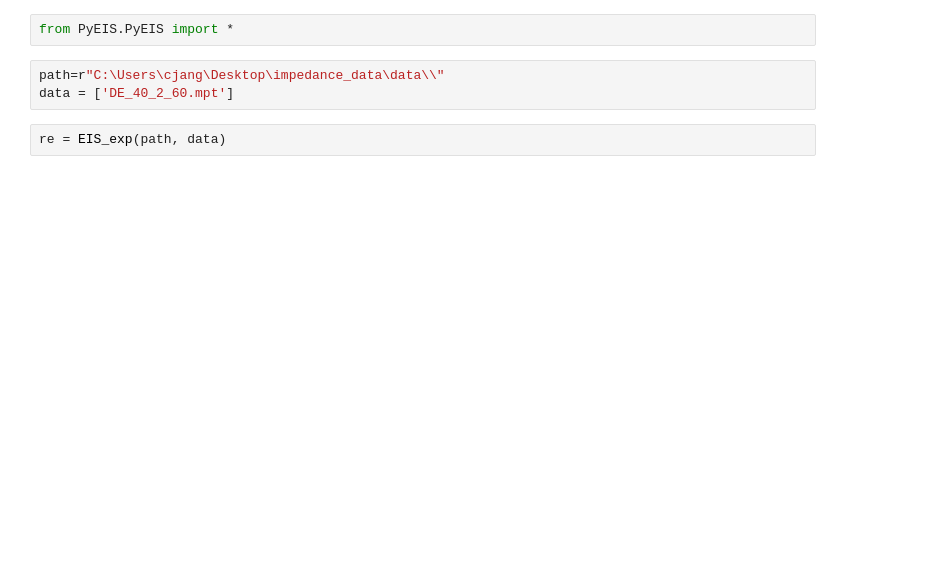
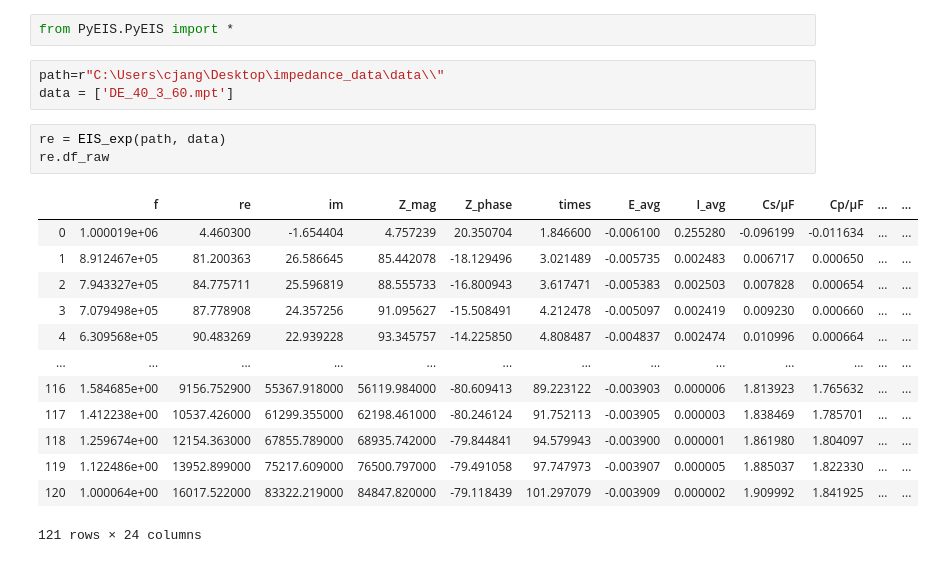
Before and after one commit to WildcatDiscovery/Kyler_Speed_Circuit, a Jupyter notebook: python_notebooks/linear_kk.ipynb, the cells around one changed output. Saved outputs shown, nothing was run; the diff lists cells and outputs as text; blank space fills up the shorter version.

```diff
--- a/python_notebooks/linear_kk.ipynb
+++ b/python_notebooks/linear_kk.ipynb
@@ -2,9 +2,24 @@
 from PyEIS.PyEIS import *
 # %%
 path=r"C:\Users\cjang\Desktop\impedance_data\data\\"
-data = ['DE_40_2_60.mpt']
+data = ['DE_40_3_60.mpt']
 # %%
 re = EIS_exp(path, data)
+re.df_raw
+# %% [output]
+|  | f | re | im | Z_mag | Z_phase | times | E_avg | I_avg | Cs/µF | Cp/µF | ... | ... |
+| 0 | 1.000019e+06 | 4.460300 | -1.654404 | 4.757239 | 20.350704 | 1.846600 | -0.006100 | 0.255280 | -0.096199 | -0.011634 | ... | ... |
+| 1 | 8.912467e+05 | 81.200363 | 26.586645 | 85.442078 | -18.129496 | 3.021489 | -0.005735 | 0.002483 | 0.006717 | 0.000650 | ... | ... |
+| 2 | 7.943327e+05 | 84.775711 | 25.596819 | 88.555733 | -16.800943 | 3.617471 | -0.005383 | 0.002503 | 0.007828 | 0.000654 | ... | ... |
+| 3 | 7.079498e+05 | 87.778908 | 24.357256 | 91.095627 | -15.508491 | 4.212478 | -0.005097 | 0.002419 | 0.009230 | 0.000660 | ... | ... |
+| 4 | 6.309568e+05 | 90.483269 | 22.939228 | 93.345757 | -14.225850 | 4.808487 | -0.004837 | 0.002474 | 0.010996 | 0.000664 | ... | ... |
+| ... | ... | ... | ... | ... | ... | ... | ... | ... | ... | ... | ... | ... |
+| 116 | 1.584685e+00 | 9156.752900 | 55367.918000 | 56119.984000 | -80.609413 | 89.223122 | -0.003903 | 0.000006 | 1.813923 | 1.765632 | ... | ... |
+| 117 | 1.412238e+00 | 10537.426000 | 61299.355000 | 62198.461000 | -80.246124 | 91.752113 | -0.003905 | 0.000003 | 1.838469 | 1.785701 | ... | ... |
+| 118 | 1.259674e+00 | 12154.363000 | 67855.789000 | 68935.742000 | -79.844841 | 94.579943 | -0.003900 | 0.000001 | 1.861980 | 1.804097 | ... | ... |
+| 119 | 1.122486e+00 | 13952.899000 | 75217.609000 | 76500.797000 | -79.491058 | 97.747973 | -0.003907 | 0.000005 | 1.885037 | 1.822330 | ... | ... |
+| 120 | 1.000064e+00 | 16017.522000 | 83322.219000 | 84847.820000 | -79.118439 | 101.297079 | -0.003909 | 0.000002 | 1.909992 | 1.841925 | ... | ... |
+121 rows × 24 columns
 # %%
 (re.Lin_KK(plot = 'w_data'))
 # %% [output]
```
Also changed, not shown: parts of 13 cells of this notebook, 1 other file.
